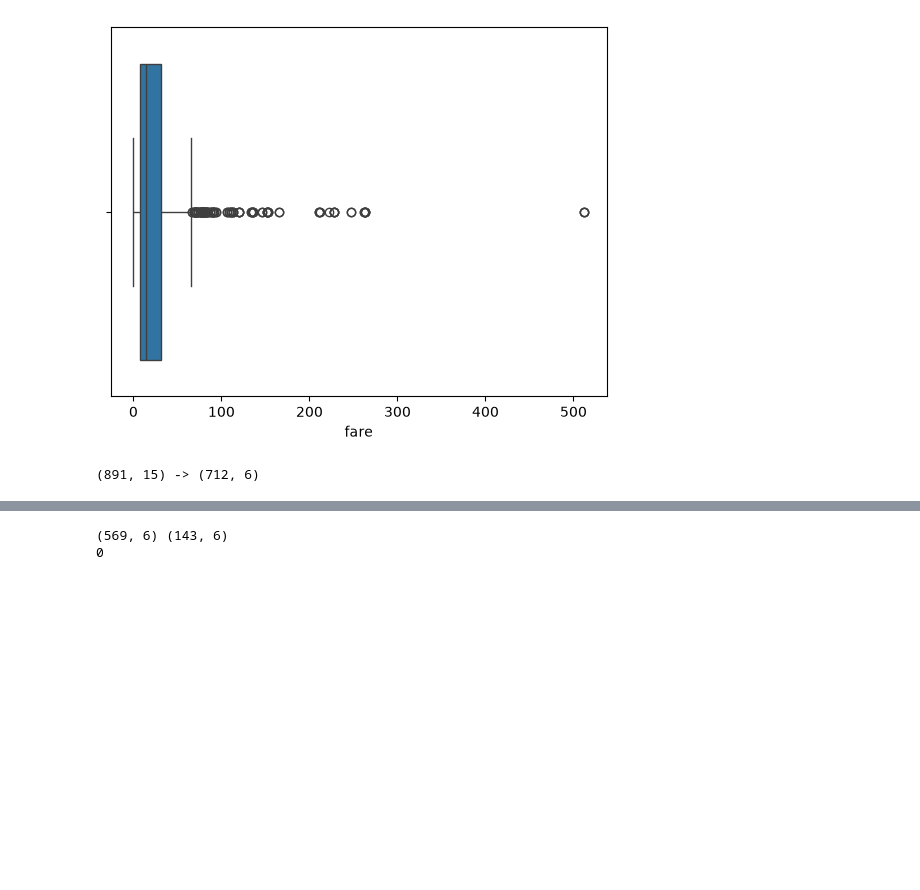
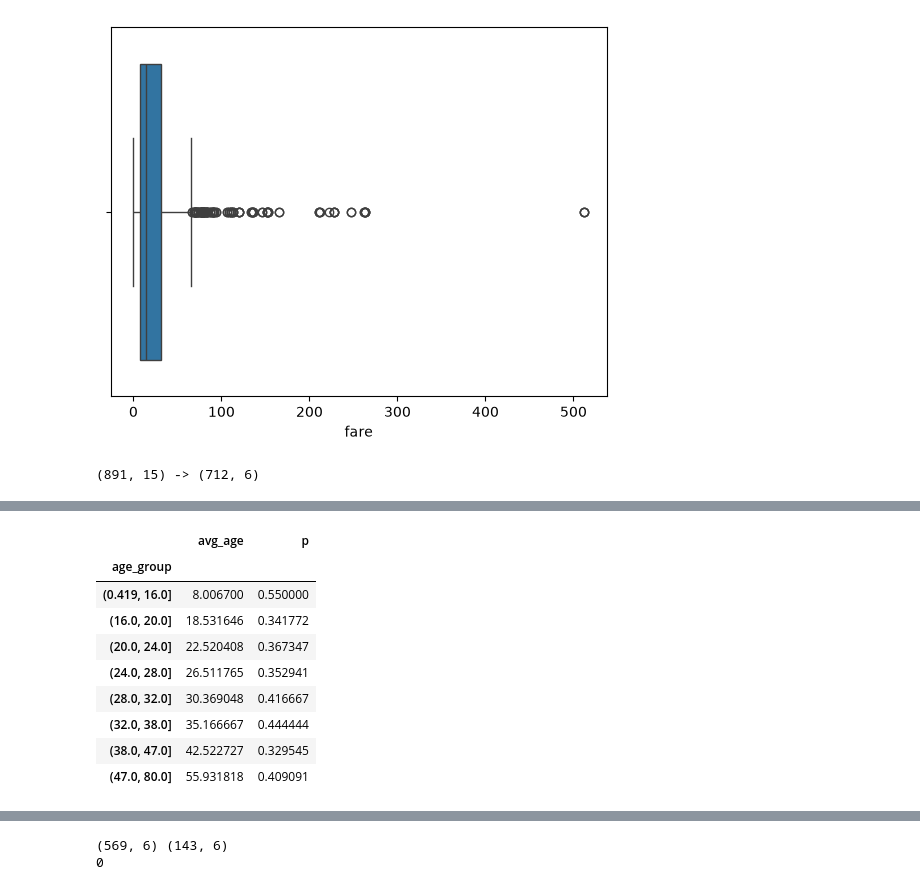
Before and after one commit to MrHarry2003/ML-Practice, a Jupyter notebook: titanic-ml/notebook.ipynb, the cells around one changed output, grey strips where cells are left out. Drawn from its saved outputs; the diff is of its cells as text; code cells hidden in the pictures; blank space fills up the shorter version.

```diff
--- a/titanic-ml/notebook.ipynb
+++ b/titanic-ml/notebook.ipynb
@@ -101,0 +120,18 @@ print(df.shape, "->", data.shape)
+# %%
+# Survival rate and average age per group
+g = data_copy.groupby("age_group", observed=True).agg(
+    avg_age=("age", "mean"),
+    p=("survived", "mean"),
+)
+g
+# %% [output]
+|  | avg_age | p |
+| age_group |  |  |
+| (0.419, 16.0] | 8.006700 | 0.550000 |
+| (16.0, 20.0] | 18.531646 | 0.341772 |
+| (20.0, 24.0] | 22.520408 | 0.367347 |
+| (24.0, 28.0] | 26.511765 | 0.352941 |
+| (28.0, 32.0] | 30.369048 | 0.416667 |
+| (32.0, 38.0] | 35.166667 | 0.444444 |
+| (38.0, 47.0] | 42.522727 | 0.329545 |
+| (47.0, 80.0] | 55.931818 | 0.409091 |
```
Also changed, not shown: parts of 10 cells of this notebook.
